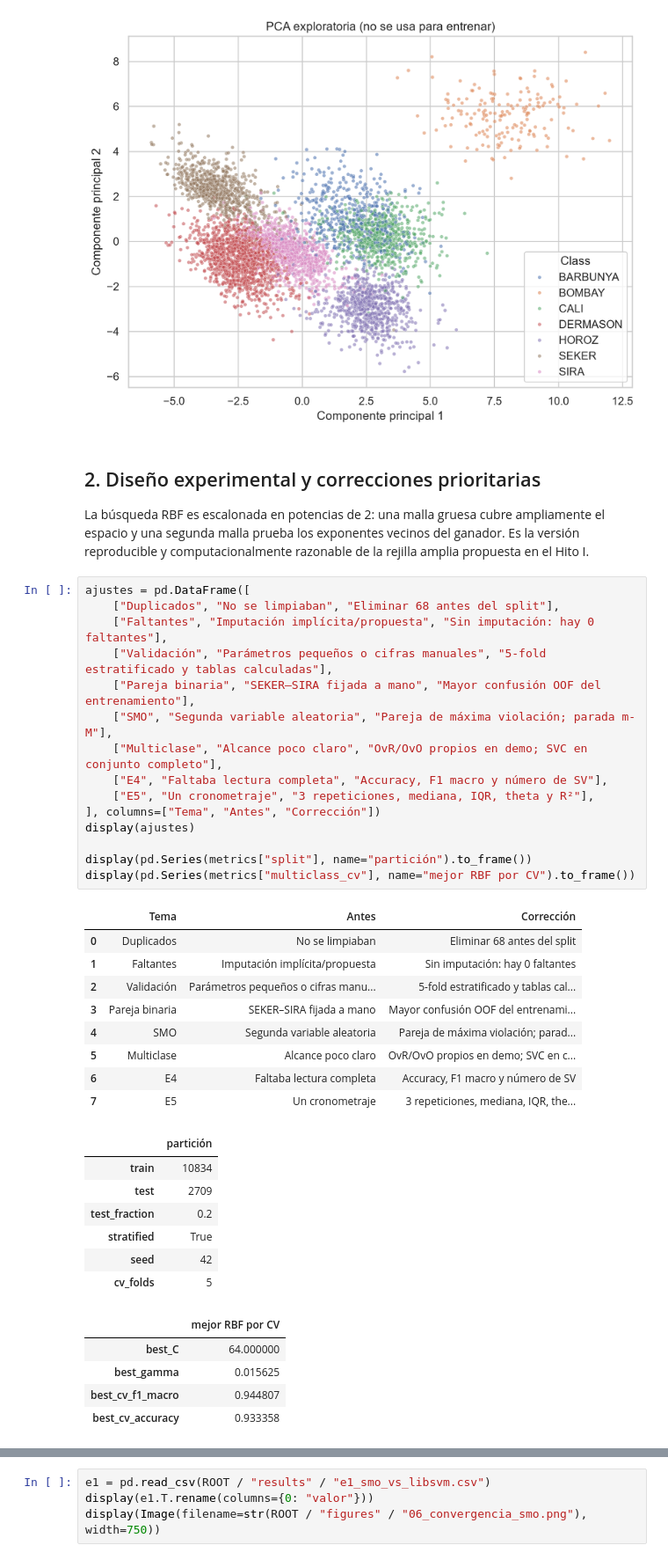
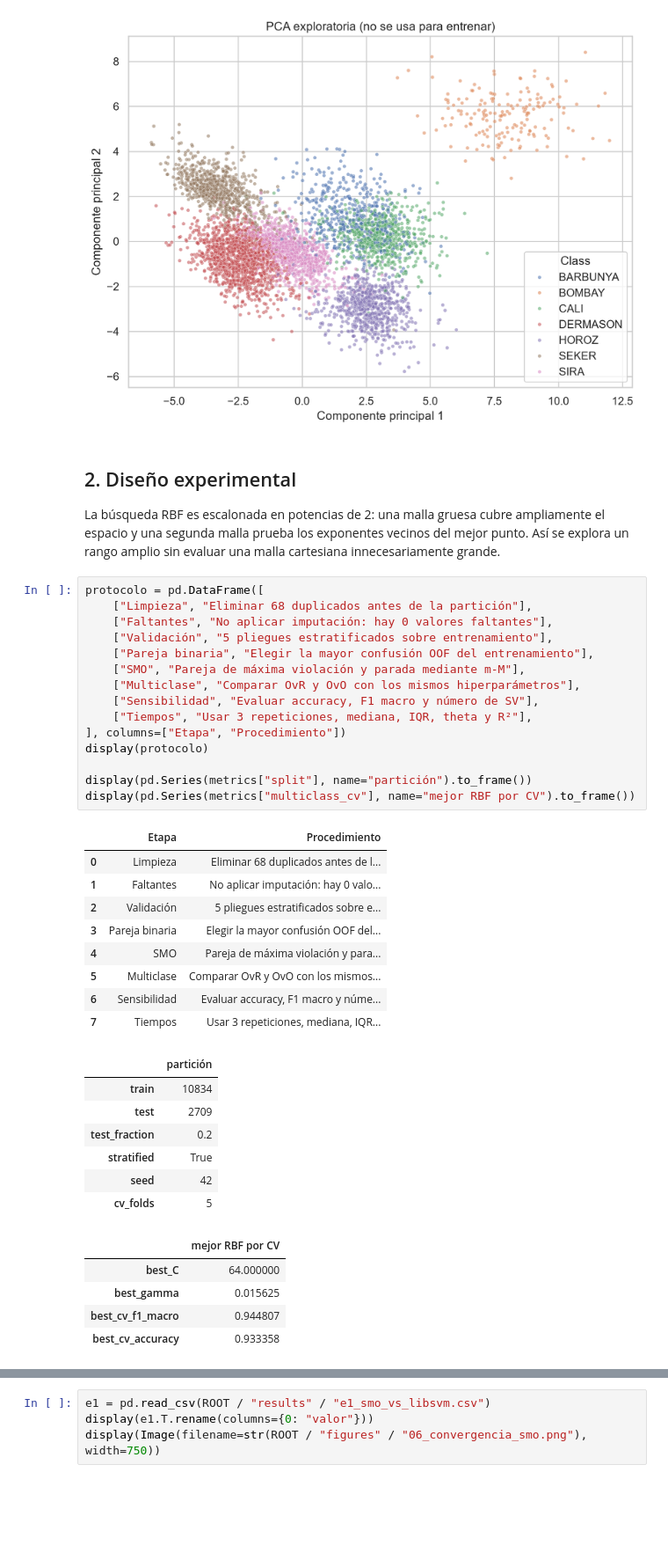
Before and after one commit to leonardopanduro-rgb/optimizacion-, a Jupyter notebook: OPTI.ipynb, the cells around one changed output, grey strips where cells are left out. Shown at 88% size. Drawn from its saved outputs; the diff is of its cells as text; blank space fills up the shorter version.

Commit message:
Limpia redaccion y documenta la entrega

```diff
--- a/OPTI.ipynb
+++ b/OPTI.ipynb
@@ -87,34 +87,34 @@ display(Image(filename=str(ROOT / "figures" / "03_pca_exploratoria.png"), width=
 [figure]
 [figure]
 # %% [markdown]
-## 2. Diseño experimental y correcciones prioritarias
+## 2. Diseño experimental
 
-La búsqueda RBF es escalonada en potencias de 2: una malla gruesa cubre ampliamente el espacio y una segunda malla prueba los exponentes vecinos del ganador. Es la versión reproducible y computacionalmente razonable de la rejilla amplia propuesta en el Hito I.
+La búsqueda RBF es escalonada en potencias de 2: una malla gruesa cubre ampliamente el espacio y una segunda malla prueba los exponentes vecinos del mejor punto. Así se explora un rango amplio sin evaluar una malla cartesiana innecesariamente grande.
 # %%
-ajustes = pd.DataFrame([
-    ["Duplicados", "No se limpiaban", "Eliminar 68 antes del split"],
-    ["Faltantes", "Imputación implícita/propuesta", "Sin imputación: hay 0 faltantes"],
-    ["Validación", "Parámetros pequeños o cifras manuales", "5-fold estratificado y tablas calculadas"],
-    ["Pareja binaria", "SEKER–SIRA fijada a mano", "Mayor confusión OOF del entrenamiento"],
-    ["SMO", "Segunda variable aleatoria", "Pareja de máxima violación; parada m-M"],
-    ["Multiclase", "Alcance poco claro", "OvR/OvO propios en demo; SVC en conjunto completo"],
-    ["E4", "Faltaba lectura completa", "Accuracy, F1 macro y número de SV"],
-    ["E5", "Un cronometraje", "3 repeticiones, mediana, IQR, theta y R²"],
-], columns=["Tema", "Antes", "Corrección"])
-display(ajustes)
+protocolo = pd.DataFrame([
+    ["Limpieza", "Eliminar 68 duplicados antes de la partición"],
+    ["Faltantes", "No aplicar imputación: hay 0 valores faltantes"],
+    ["Validación", "5 pliegues estratificados sobre entrenamiento"],
+    ["Pareja binaria", "Elegir la mayor confusión OOF del entrenamiento"],
+    ["SMO", "Pareja de máxima violación y parada mediante m-M"],
+    ["Multiclase", "Comparar OvR y OvO con los mismos hiperparámetros"],
+    ["Sensibilidad", "Evaluar accuracy, F1 macro y número de SV"],
+    ["Tiempos", "Usar 3 repeticiones, mediana, IQR, theta y R²"],
+], columns=["Etapa", "Procedimiento"])
+display(protocolo)
 
 display(pd.Series(metrics["split"], name="partición").to_frame())
 display(pd.Series(metrics["multiclass_cv"], name="mejor RBF por CV").to_frame())
 # %% [output]
-|  | Tema | Antes | Corrección |
-| 0 | Duplicados | No se limpiaban | Eliminar 68 antes del split |
-| 1 | Faltantes | Imputación implícita/propuesta | Sin imputación: hay 0 faltantes |
-| 2 | Validación | Parámetros pequeños o cifras manu... | 5-fold estratificado y tablas cal... |
-| 3 | Pareja binaria | SEKER–SIRA fijada a mano | Mayor confusión OOF del entrenami... |
-| 4 | SMO | Segunda variable aleatoria | Pareja de máxima violación; parad... |
-| 5 | Multiclase | Alcance poco claro | OvR/OvO propios en demo; SVC en c... |
-| 6 | E4 | Faltaba lectura completa | Accuracy, F1 macro y número de SV |
-| 7 | E5 | Un cronometraje | 3 repeticiones, mediana, IQR, the... |
+|  | Etapa | Procedimiento |
+| 0 | Limpieza | Eliminar 68 duplicados antes de l... |
+| 1 | Faltantes | No aplicar imputación: hay 0 valo... |
+| 2 | Validación | 5 pliegues estratificados sobre e... |
+| 3 | Pareja binaria | Elegir la mayor confusión OOF del... |
+| 4 | SMO | Pareja de máxima violación y para... |
+| 5 | Multiclase | Comparar OvR y OvO con los mismos... |
+| 6 | Sensibilidad | Evaluar accuracy, F1 macro y núme... |
+| 7 | Tiempos | Usar 3 repeticiones, mediana, IQR... |
 |  | partición |
 | train | 10834 |
 | test | 2709 |
```
Also changed, not shown: parts of 6 cells of this notebook, 5 other files.
